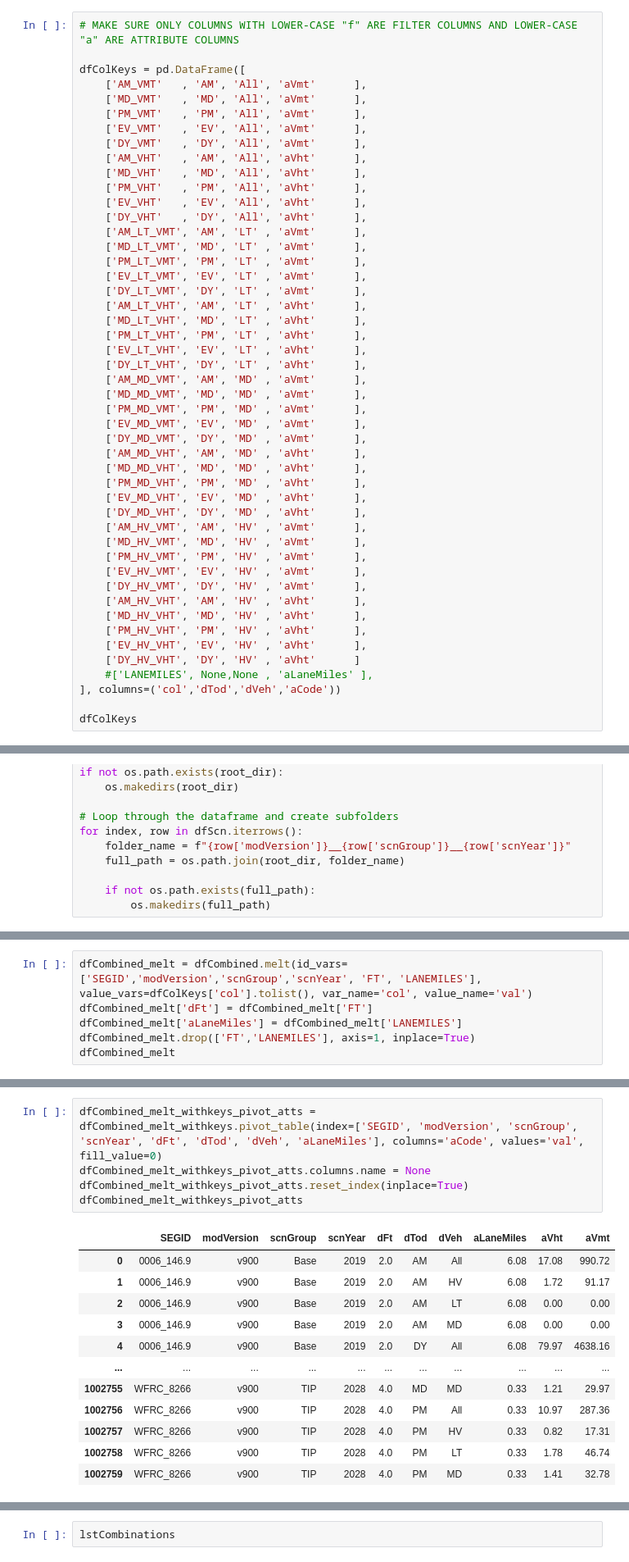
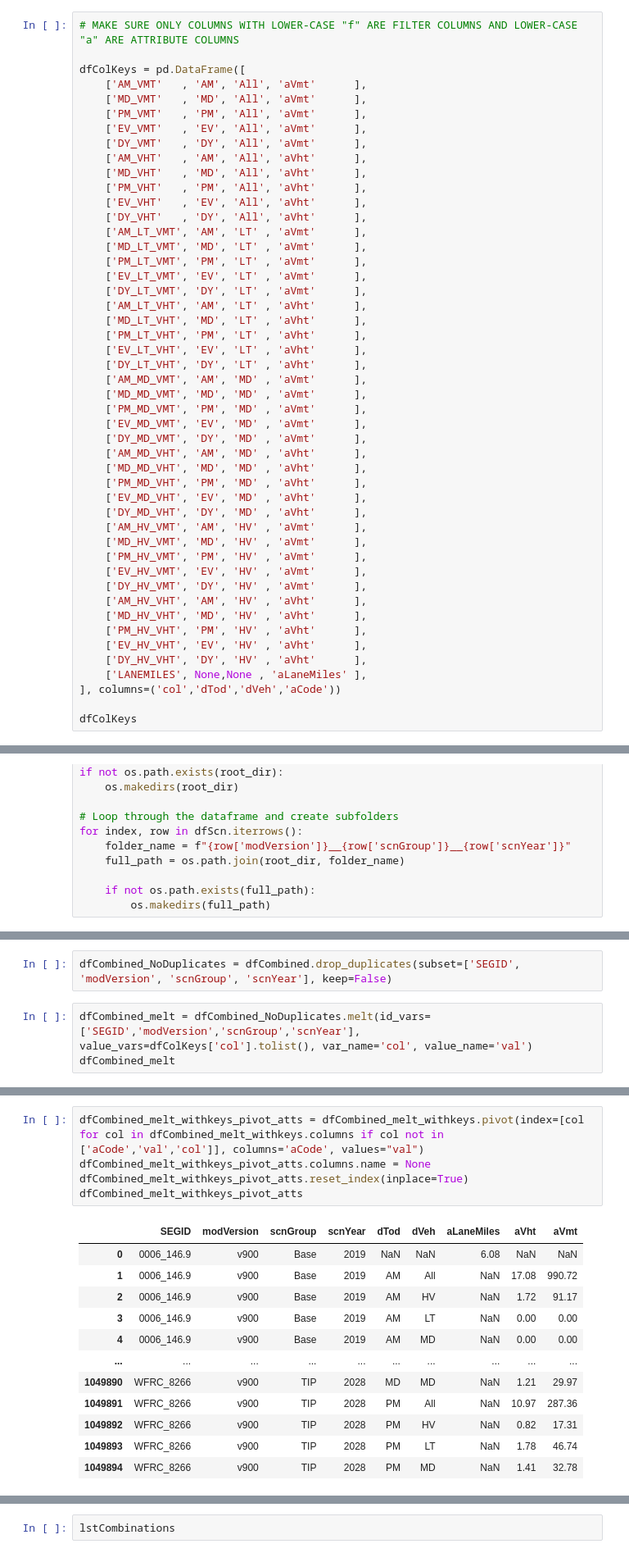
Before and after one commit to WFRCAnalytics/vizTool, a Jupyter notebook: Create-Jsons-Roadway-vizTrends.ipynb, the cells around one changed output, grey strips where cells are left out. Shown at 82% size. Drawn from its saved outputs; the diff is of its cells as text.

```diff
--- a/Create-Jsons-Roadway-vizTrends.ipynb
+++ b/Create-Jsons-Roadway-vizTrends.ipynb
@@ -87,8 +87,8 @@ dfColKeys = pd.DataFrame([
     ['MD_HV_VHT', 'MD', 'HV' , 'aVht'      ],
     ['PM_HV_VHT', 'PM', 'HV' , 'aVht'      ],
     ['EV_HV_VHT', 'EV', 'HV' , 'aVht'      ],
-    ['DY_HV_VHT', 'DY', 'HV' , 'aVht'      ]
-    #['LANEMILES', None,None , 'aLaneMiles' ],
+    ['DY_HV_VHT', 'DY', 'HV' , 'aVht'      ],
+    ['LANEMILES', None,None , 'aLaneMiles' ],
 ], columns=('col','dTod','dVeh','aCode'))
 
 dfColKeys
@@ -204,7 +222,6 @@ dfCombined
+# %%
+dfCombined_NoDuplicates = dfCombined.drop_duplicates(subset=['SEGID', 'modVersion', 'scnGroup', 'scnYear'], keep=False)
 # %%
-dfCombined_melt = dfCombined.melt(id_vars=['SEGID','modVersion','scnGroup','scnYear', 'FT', 'LANEMILES'], value_vars=dfColKeys['col'].tolist(), var_name='col', value_name='val')
-dfCombined_melt['dFt'] = dfCombined_melt['FT']
-dfCombined_melt['aLaneMiles'] = dfCombined_melt['LANEMILES']
-dfCombined_melt.drop(['FT','LANEMILES'], axis=1, inplace=True)
+dfCombined_melt = dfCombined_NoDuplicates.melt(id_vars=['SEGID','modVersion','scnGroup','scnYear'], value_vars=dfColKeys['col'].tolist(), var_name='col', value_name='val')
 dfCombined_melt
 # %% [output]
@@ -241,18 +265,18 @@ dfCombined_melt_withkeys
 # %%
-dfCombined_melt_withkeys_pivot_atts = dfCombined_melt_withkeys.pivot_table(index=['SEGID', 'modVersion', 'scnGroup', 'scnYear', 'dFt', 'dTod', 'dVeh', 'aLaneMiles'], columns='aCode', values='val', fill_value=0)
+dfCombined_melt_withkeys_pivot_atts = dfCombined_melt_withkeys.pivot(index=[col for col in dfCombined_melt_withkeys.columns if col not in ['aCode','val','col']], columns='aCode', values="val")
 dfCombined_melt_withkeys_pivot_atts.columns.name = None
 dfCombined_melt_withkeys_pivot_atts.reset_index(inplace=True)
 dfCombined_melt_withkeys_pivot_atts
 # %% [output]
-|  | SEGID | modVersion | scnGroup | scnYear | dFt | dTod | dVeh | aLaneMiles | aVht | aVmt |
-| 0 | 0006_146.9 | v900 | Base | 2019 | 2.0 | AM | All | 6.08 | 17.08 | 990.72 |
-| 1 | 0006_146.9 | v900 | Base | 2019 | 2.0 | AM | HV | 6.08 | 1.72 | 91.17 |
-| 2 | 0006_146.9 | v900 | Base | 2019 | 2.0 | AM | LT | 6.08 | 0.00 | 0.00 |
-| 3 | 0006_146.9 | v900 | Base | 2019 | 2.0 | AM | MD | 6.08 | 0.00 | 0.00 |
-| 4 | 0006_146.9 | v900 | Base | 2019 | 2.0 | DY | All | 6.08 | 79.97 | 4638.16 |
-| ... | ... | ... | ... | ... | ... | ... | ... | ... | ... | ... |
-| 1002755 | WFRC_8266 | v900 | TIP | 2028 | 4.0 | MD | MD | 0.33 | 1.21 | 29.97 |
-| 1002756 | WFRC_8266 | v900 | TIP | 2028 | 4.0 | PM | All | 0.33 | 10.97 | 287.36 |
-| 1002757 | WFRC_8266 | v900 | TIP | 2028 | 4.0 | PM | HV | 0.33 | 0.82 | 17.31 |
-| 1002758 | WFRC_8266 | v900 | TIP | 2028 | 4.0 | PM | LT | 0.33 | 1.78 | 46.74 |
-| 1002759 | WFRC_8266 | v900 | TIP | 2028 | 4.0 | PM | MD | 0.33 | 1.41 | 32.78 |
+|  | SEGID | modVersion | scnGroup | scnYear | dTod | dVeh | aLaneMiles | aVht | aVmt |
+| 0 | 0006_146.9 | v900 | Base | 2019 | NaN | NaN | 6.08 | NaN | NaN |
+| 1 | 0006_146.9 | v900 | Base | 2019 | AM | All | NaN | 17.08 | 990.72 |
+| 2 | 0006_146.9 | v900 | Base | 2019 | AM | HV | NaN | 1.72 | 91.17 |
+| 3 | 0006_146.9 | v900 | Base | 2019 | AM | LT | NaN | 0.00 | 0.00 |
+| 4 | 0006_146.9 | v900 | Base | 2019 | AM | MD | NaN | 0.00 | 0.00 |
+| ... | ... | ... | ... | ... | ... | ... | ... | ... | ... |
+| 1049890 | WFRC_8266 | v900 | TIP | 2028 | MD | MD | NaN | 1.21 | 29.97 |
+| 1049891 | WFRC_8266 | v900 | TIP | 2028 | PM | All | NaN | 10.97 | 287.36 |
+| 1049892 | WFRC_8266 | v900 | TIP | 2028 | PM | HV | NaN | 0.82 | 17.31 |
+| 1049893 | WFRC_8266 | v900 | TIP | 2028 | PM | LT | NaN | 1.78 | 46.74 |
+| 1049894 | WFRC_8266 | v900 | TIP | 2028 | PM | MD | NaN | 1.41 | 32.78 |
```
Also changed, not shown: parts of 9 cells of this notebook, 26 other files.
